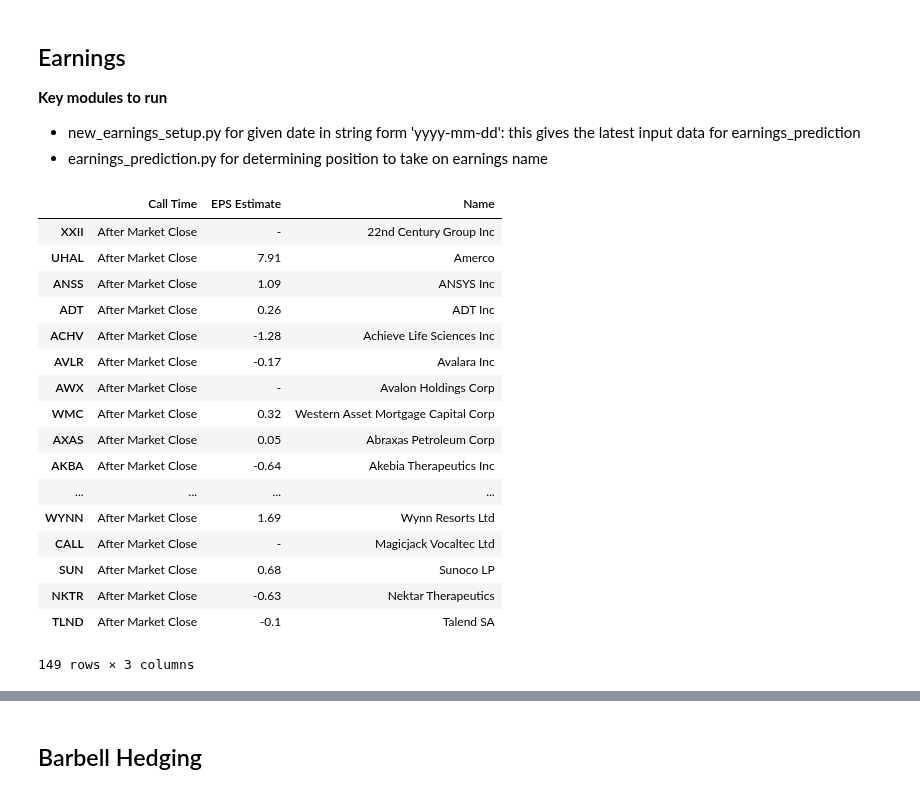
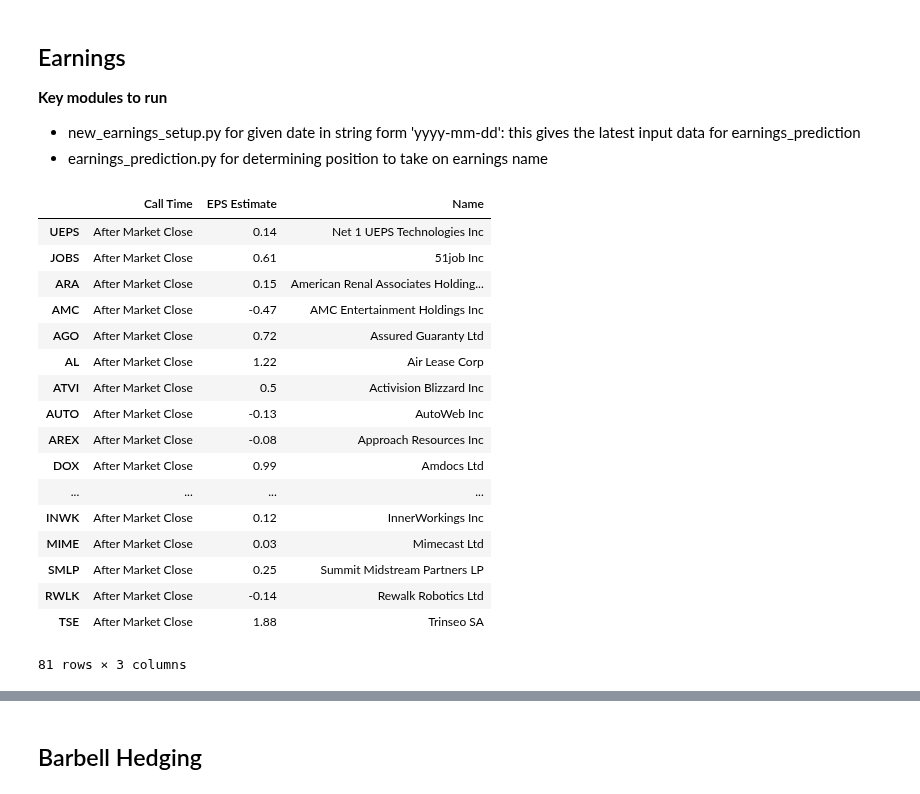
Before and after one commit to auto-d1dact/Trading, a Jupyter notebook: Notebooks/Daily Trading.ipynb, the cells around one changed output, grey strips where cells are left out. Saved outputs shown, nothing was run; the diff lists cells and outputs as text; code cells hidden in the pictures.

```diff
--- a/Notebooks/Daily Trading.ipynb
+++ b/Notebooks/Daily Trading.ipynb
@@ -164,33 +164,34 @@ print(corr_df.tail())
 - new_earnings_setup.py for given date in string form 'yyyy-mm-dd': this gives the latest input data for earnings_prediction
 - earnings_prediction.py for determining position to take on earnings name
 # %%
-date_lookup = '2018-11-07'
+date_lookup = '2018-11-08'
 
 curr_earnings = date_earnings(date_lookup)
 curr_earnings = curr_earnings[curr_earnings['Call Time'].isin(['After Market Close', 'Before Market Open'])]
 # %%
 acs = curr_earnings[curr_earnings['Call Time'] == 'After Market Close']
+bcs = curr_earnings[curr_earnings['Call Time'] == 'Before Market Open']
 focus_names = acs.index.drop_duplicates().tolist()
 acs
 # %% [output]
 |  | Call Time | EPS Estimate | Name |
-| XXII | After Market Close | - | 22nd Century Group Inc |
-| UHAL | After Market Close | 7.91 | Amerco |
-| ANSS | After Market Close | 1.09 | ANSYS Inc |
-| ADT | After Market Close | 0.26 | ADT Inc |
-| ACHV | After Market Close | -1.28 | Achieve Life Sciences Inc |
-| AVLR | After Market Close | -0.17 | Avalara Inc |
-| AWX | After Market Close | - | Avalon Holdings Corp |
-| WMC | After Market Close | 0.32 | Western Asset Mortgage Capital Corp |
-| AXAS | After Market Close | 0.05 | Abraxas Petroleum Corp |
-| AKBA | After Market Close | -0.64 | Akebia Therapeutics Inc |
+| UEPS | After Market Close | 0.14 | Net 1 UEPS Technologies Inc |
+| JOBS | After Market Close | 0.61 | 51job Inc |
+| ARA | After Market Close | 0.15 | American Renal Associates Holding... |
+| AMC | After Market Close | -0.47 | AMC Entertainment Holdings Inc |
+| AGO | After Market Close | 0.72 | Assured Guaranty Ltd |
+| AL | After Market Close | 1.22 | Air Lease Corp |
+| ATVI | After Market Close | 0.5 | Activision Blizzard Inc |
+| AUTO | After Market Close | -0.13 | AutoWeb Inc |
+| AREX | After Market Close | -0.08 | Approach Resources Inc |
+| DOX | After Market Close | 0.99 | Amdocs Ltd |
 | ... | ... | ... | ... |
-| WYNN | After Market Close | 1.69 | Wynn Resorts Ltd |
-| CALL | After Market Close | - | Magicjack Vocaltec Ltd |
-| SUN | After Market Close | 0.68 | Sunoco LP |
-| NKTR | After Market Close | -0.63 | Nektar Therapeutics |
-| TLND | After Market Close | -0.1 | Talend SA |
+| INWK | After Market Close | 0.12 | InnerWorkings Inc |
+| MIME | After Market Close | 0.03 | Mimecast Ltd |
+| SMLP | After Market Close | 0.25 | Summit Midstream Partners LP |
+| RWLK | After Market Close | -0.14 | Rewalk Robotics Ltd |
+| TSE | After Market Close | 1.88 | Trinseo SA |
-149 rows × 3 columns
+81 rows × 3 columns
 # %%
 start_time = time.time()
 
```
Also changed, not shown: parts of 11 cells of this notebook.
